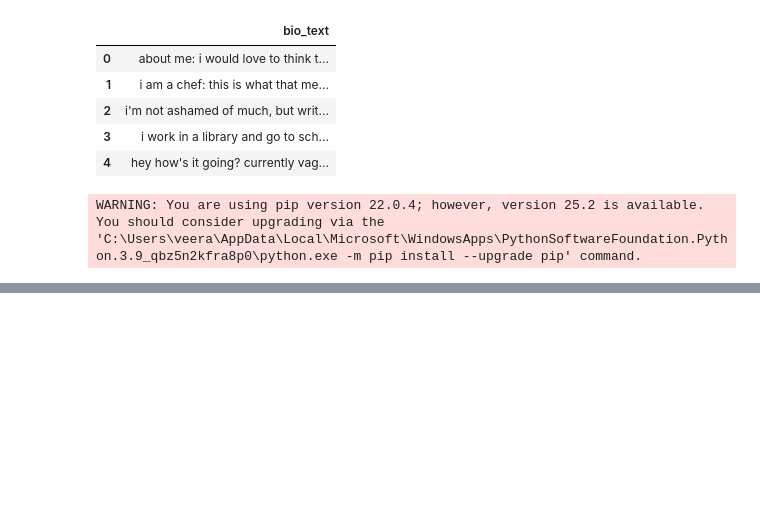
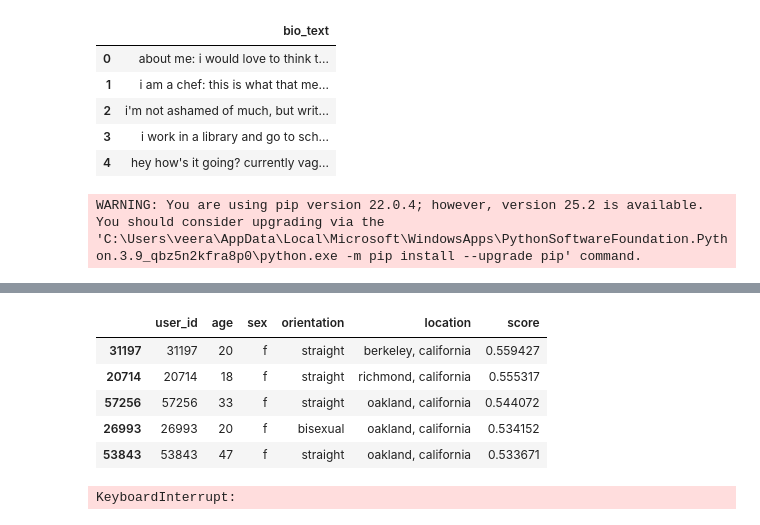
Before and after one commit to KrishaVeera/Decoding-the-Dating-Game, a Jupyter notebook: Calc_Embeddings_Model Training.ipynb, the cells around one changed output, grey strips where cells are left out. Saved outputs shown, nothing was run; the diff lists cells and outputs as text; code cells hidden in the pictures; blank space fills up the shorter version.

```diff
--- a/Calc_Embeddings_Model Training.ipynb
+++ b/Calc_Embeddings_Model Training.ipynb
@@ -114,9 +110,11 @@ np.save("okcupid_sbert_embeddings.npy", embeddings)
+# %%
+embeddings = np.load("okcupid_sbert_embeddings.npy")
 # %%
 from numpy.linalg import norm
 
 E = embeddings  # alias
 
-def top_k_semantic_neighbors(user_id, k=5):
+def top_k_semantic_neighbors_by_text(user_id, k=5):
     # map user_id -> row index
     i = df.index[df["user_id"] == user_id][0]
     # dot with everyone (cosine, since normalized)
@@ -128,5 +126,3 @@ def top_k_semantic_neighbors(user_id, k=5):
     out = df.loc[idx, ["user_id","age","sex","orientation","location"]].copy()
     out["score"] = sims[idx]
     return out
-
-top_k_semantic_neighbors(user_id=1234, k=5)
@@ -139,0 +167,31 @@ top_k_semantic_neighbors(user_id=1234, k=5)
+# %%
+import numpy as np
+import pandas as pd
+
+# 1) Define interest_set (who this person is likely interested in) ---
+def interest_set(row):
+    sex = str(row.get("sex", "")).strip().lower()
+    orient = str(row.get("orientation", "")).strip().lower()
+    if orient == "straight":
+        return {"m"} if sex == "f" else {"f"}
+    if orient == "gay":
+        return {"f"} if sex == "f" else {"m"}
+    if orient == "bisexual":
+        return {"m","f"}
+    # unknown/empty → be permissive
+    return {"m","f"}
+
+# Filters a candidate DataFrame to keep only those with mutual interest.
+def filter_by_orientation(user_id, candidates_df):
+    # query's sex and interest set
+    qrow = df.loc[df["user_id"] == user_id].iloc[0]
+    q_interest = interest_set(qrow)
+    q_sex = str(qrow.get("sex", "")).strip().lower()
+
+    def mutual_interest(row):
+        their_interest = interest_set(row)
+        cand_sex = str(row.get("sex", "")).strip().lower()
+        return (cand_sex in q_interest) and (q_sex in their_interest)
+
+    filtered = candidates_df[candidates_df.apply(mutual_interest, axis=1)]
+    return filtered
@@ -139,0 +253,3 @@ top_k_semantic_neighbors(user_id=1234, k=5)
+# %%
+cands = top_k_semantic_neighbors_by_text(user_id=1234, k=5000).copy()
+cands.head(5)
@@ -139,0 +263,15 @@ top_k_semantic_neighbors(user_id=1234, k=5)
+# %%
+cands = filter_by_orientation(1234, cands)
+cands.head(5)
+# %% [output]
+|  | user_id | age | sex | orientation | location | score |
+| 31197 | 31197 | 20 | f | straight | berkeley, california | 0.559427 |
+| 20714 | 20714 | 18 | f | straight | richmond, california | 0.555317 |
+| 57256 | 57256 | 33 | f | straight | oakland, california | 0.544072 |
+| 26993 | 26993 | 20 | f | bisexual | oakland, california | 0.534152 |
+| 53843 | 53843 | 47 | f | straight | oakland, california | 0.533671 |
+# %%
+cands = filter_by_location(1234, cands, max_km=50)
+cands.head(5)
+# %% [output]
+KeyboardInterrupt:
```
Also changed, not shown: parts of 9 cells of this notebook.
